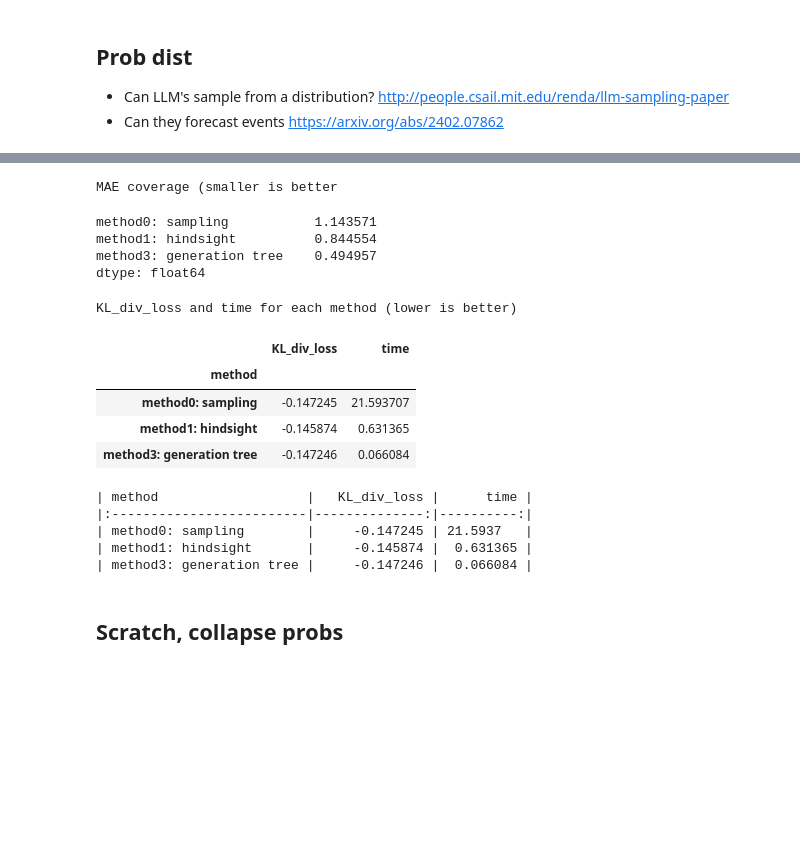
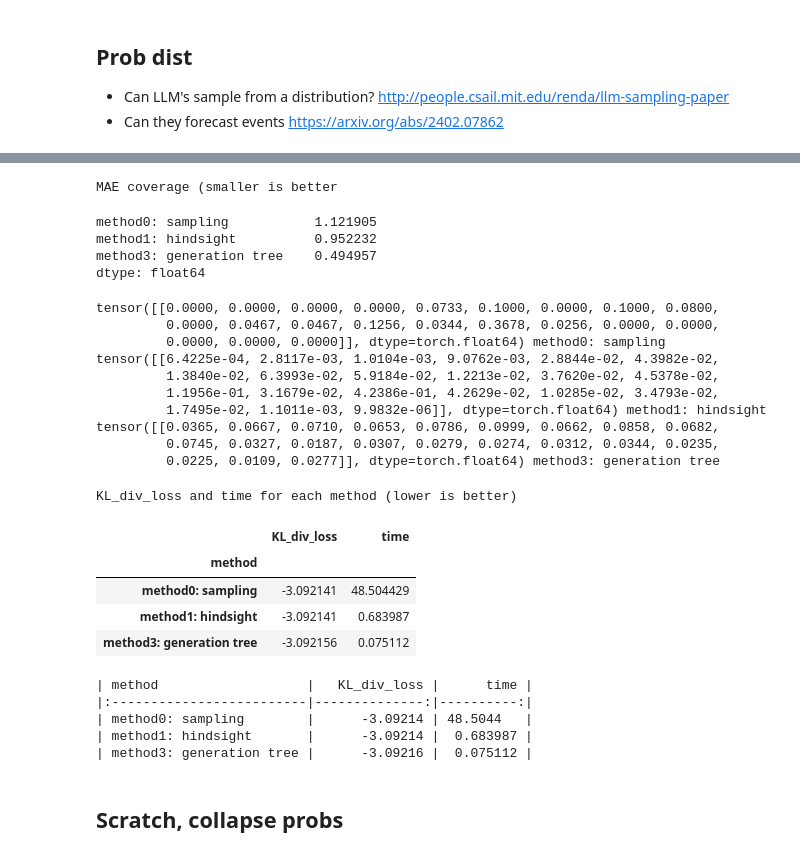
Before and after one commit to wassname/prob_jsonformer, a Jupyter notebook: prob_dist.ipynb, the cells around one changed output, grey strips where cells are left out. Drawn from its saved outputs; the diff is of its cells as text; code cells hidden in the pictures; blank space fills up the shorter version.

```diff
--- a/prob_dist.ipynb
+++ b/prob_dist.ipynb
@@ -99,6 +99,7 @@ def method1(choices):
 
     df = pd.DataFrame([data]).T
     df.index = df.index.astype(int)
+    df.iloc[:, 0] = df.iloc[:, 0] / df.iloc[:, 0].sum()
     df = df.sort_index()
     return df
 
@@ -123,6 +124,7 @@ def method3(choices):
     df = pd.DataFrame(r).set_index('choice')
     df['prob'] = df['prob'].astype(float)
     df.index = df.index.astype(int)
+    df.iloc[:, 0] = df.iloc[:, 0] / df.iloc[:, 0].sum()
     df = df.sort_index()
     return df
 
@@ -139,6 +145,6 @@ ideal_dist.index = ideal_dist.index.astype(int)
 # %%
 t0 = pd.Timestamp.now()
-r0 = method0(choices, n=400)
+r0 = method0(choices, n=900)
 t0 = pd.Timestamp.now() - t0
 r0
 # %% [output]
@@ -195,40 +203,51 @@ print('MAE coverage (smaller is better')
 ratios.abs().mean()
 # %% [output]
 MAE coverage (smaller is better
-method0: sampling           1.143571
-method1: hindsight          0.844554
+method0: sampling           1.121905
+method1: hindsight          0.952232
 method3: generation tree    0.494957
 dtype: float64
 # %%
 data = []
 times = dict(zip(df.columns, [t0, t1, t3]))
 for k in df.columns[:3]:
-    input = torch.tensor(df[k].values)
-    target = torch.tensor(df['ideal'].values)
+    input = torch.tensor(df[k].values)[None, :]
+    print(input, k)
+    target = torch.tensor(df['ideal'].values)[None, :]
     # https://pytorch.org/docs/stable/generated/torch.nn.KLDivLoss.html#torch.nn.KLDivLoss
     s = F.kl_div(input, target , reduction='batchmean', log_target=False).item()
     t = times[k].total_seconds()
     data.append({'method': k, 'KL_div_loss': s, 'time': t})
 dfr = pd.DataFrame(data).set_index('method')
 # color values with cmap
 dfs = dfr.style.background_gradient(cmap='YlOrRd')
 dfs.set_caption('KL_div_loss and time for each method (lower is better)')
 dfs
 # %% [output]
-KL_div_loss and time for each method (lower is better)
+tensor([[0.0000, 0.0000, 0.0000, 0.0000, 0.0733, 0.1000, 0.0000, 0.1000, 0.0800,
+         0.0000, 0.0467, 0.0467, 0.1256, 0.0344, 0.3678, 0.0256, 0.0000, 0.0000,
+         0.0000, 0.0000, 0.0000]], dtype=torch.float64) method0: sampling
+tensor([[6.4225e-04, 2.8117e-03, 1.0104e-03, 9.0762e-03, 2.8844e-02, 4.3982e-02,
+         1.3840e-02, 6.3993e-02, 5.9184e-02, 1.2213e-02, 3.7620e-02, 4.5378e-02,
+         1.1956e-01, 3.1679e-02, 4.2386e-01, 4.2629e-02, 1.0285e-02, 3.4793e-02,
+         1.7495e-02, 1.1011e-03, 9.9832e-06]], dtype=torch.float64) method1: hindsight
+tensor([[0.0365, 0.0667, 0.0710, 0.0653, 0.0786, 0.0999, 0.0662, 0.0858, 0.0682,
+         0.0745, 0.0327, 0.0187, 0.0307, 0.0279, 0.0274, 0.0312, 0.0344, 0.0235,
+         0.0225, 0.0109, 0.0277]], dtype=torch.float64) method3: generation tree
+KL_div_loss and time for each method (lower is better)
 |  | KL_div_loss | time |
 | method |  |  |
-| method0: sampling | -0.147245 | 21.593707 |
-| method1: hindsight | -0.145874 | 0.631365 |
-| method3: generation tree | -0.147246 | 0.066084 |
+| method0: sampling | -3.092141 | 48.504429 |
+| method1: hindsight | -3.092141 | 0.683987 |
+| method3: generation tree | -3.092156 | 0.075112 |
 # %%
 print(dfr.to_markdown())
 # %% [output]
 | method                   |   KL_div_loss |      time |
 |:-------------------------|--------------:|----------:|
-| method0: sampling        |     -0.147245 | 21.5937   |
-| method1: hindsight       |     -0.145874 |  0.631365 |
-| method3: generation tree |     -0.147246 |  0.066084 |
+| method0: sampling        |      -3.09214 | 48.5044   |
+| method1: hindsight       |      -3.09214 |  0.683987 |
+| method3: generation tree |      -3.09216 |  0.075112 |
 # %% [markdown]
 ## Scratch, collapse probs
 # %%
```
Also changed, not shown: parts of 4 cells of this notebook, 1 other file.
